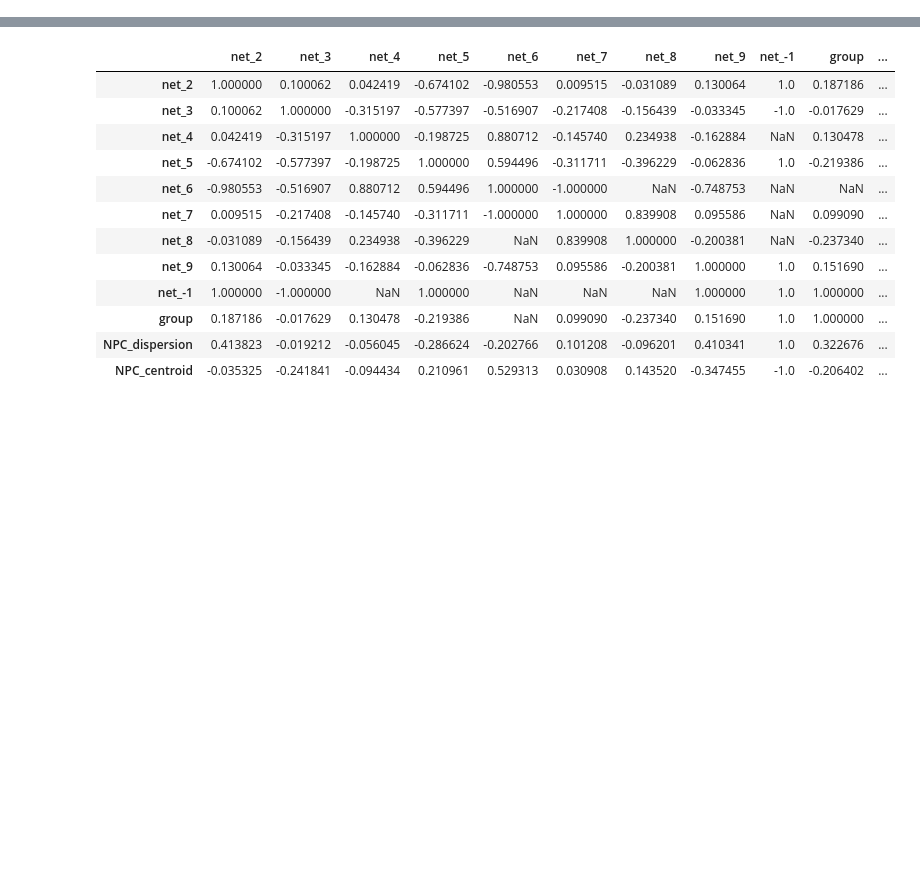
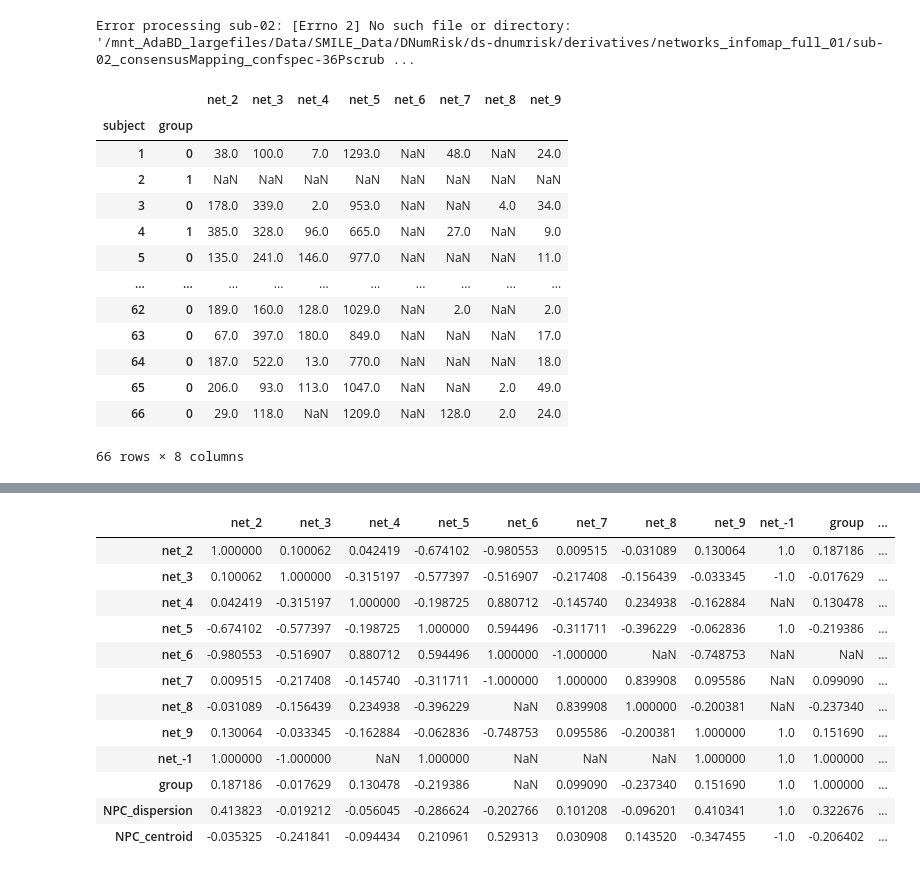
Before and after one commit to mrenke/parietal_patterns, a Jupyter notebook: networks_indTopology/groupComp_DD_01.ipynb, the cells around one changed output, grey strips where cells are left out. Drawn from its saved outputs; the diff is of its cells as text; code cells hidden in the pictures; blank space fills up the shorter version.

```diff
--- a/networks_indTopology/groupComp_DD_01.ipynb
+++ b/networks_indTopology/groupComp_DD_01.ipynb
@@ -33,4 +31,4 @@ pixdim[1,2,3] should be non-zero; setting 0 dims to 1
 from utils import get_NPC_mask
 
 hemi = 'both'
-npc_mask = get_NPC_mask(space='fsaverage5', hemi=hemi)
+nprf_r2 = get_NPC_mask(bids_folder_orig = '/mnt_03/ds-dnumrisk', space = 'fsaverage5', hemi=hemi)
@@ -59,2 +35,59 @@ Error processing sub-02: [Errno 2] No such file or directory: '/mnt_AdaBD_largef
+# %%
+net_folder = op.join(bids_folder, 'derivatives', 'networks_infomap_full_01')
+
+from numrisk.fmri_analysis.gradients.utils import get_glasser_parcels, get_glasser_CAatlas_mapping
+glasser_CAatlas_mapping, CAatlas_names = get_glasser_CAatlas_mapping()
+
+df_nets_counts = pd.DataFrame(columns=[f'net_{x}' for x in range(2, 10)], index=range(1, 67), dtype=float)
+df_nets_counts.index.name = 'subject'
+df_nets_counts = df_nets_counts.join(group_assignment).set_index(['group'], append=True)
+
+only_NPC = True
+npc_mask = nprf_r2
+
+cleaned = True #  with small pieces removed:
+spec  = '_cleaned_fsaverage5' if cleaned else ''
+
+for sub in subList:
+    try:
+        consensus_labels = np.load(op.join(net_folder,f'sub-{sub}_consensusMapping_confspec-36Pscrub3BPfilter{spec}.npy'))
+        if cleaned == False: # only vertices within standard mask saved
+            nets_fsav5 = np.full(mask.shape[0], np.nan, dtype=float)
+            nets_fsav5[mask] = consensus_labels
+            consensus_labels = nets_fsav5
+
+        if only_NPC:
+            consensus_labels = consensus_labels[npc_mask]
+        else:
+            consensus_labels = consensus_labels[mask]
+        net_i, counts = np.unique(consensus_labels, return_counts=True)
+
+        for net, count in zip(net_i, counts):
+            df_nets_counts.loc[int(sub), f'net_{int(net)}'] = count
+
+    except Exception as e:
+        print(f'Error processing sub-{sub}: {e}')
+
+#df_nets_counts['net_7+9'] = df_nets_counts['net_7'].fillna(0) + df_nets_counts['net_9'].fillna(0) # fronto-parietal & default-mode together!
+df_nets = df_nets_counts.drop('net_-1', axis=1)
+# %% [output]
+Error processing sub-02: [Errno 2] No such file or directory: '/mnt_AdaBD_largefiles/Data/SMILE_Data/DNumRisk/ds-dnumrisk/derivatives/networks_infomap_full_01/sub-02_consensusMapping_confspec-36Pscrub ...
+# %%
+df_nets
+# %% [output]
+|  |  | net_2 | net_3 | net_4 | net_5 | net_6 | net_7 | net_8 | net_9 |
+| subject | group |  |  |  |  |  |  |  |  |
+| 1 | 0 | 38.0 | 100.0 | 7.0 | 1293.0 | NaN | 48.0 | NaN | 24.0 |
+| 2 | 1 | NaN | NaN | NaN | NaN | NaN | NaN | NaN | NaN |
+| 3 | 0 | 178.0 | 339.0 | 2.0 | 953.0 | NaN | NaN | 4.0 | 34.0 |
+| 4 | 1 | 385.0 | 328.0 | 96.0 | 665.0 | NaN | 27.0 | NaN | 9.0 |
+| 5 | 0 | 135.0 | 241.0 | 146.0 | 977.0 | NaN | NaN | NaN | 11.0 |
+| ... | ... | ... | ... | ... | ... | ... | ... | ... | ... |
+| 62 | 0 | 189.0 | 160.0 | 128.0 | 1029.0 | NaN | 2.0 | NaN | 2.0 |
+| 63 | 0 | 67.0 | 397.0 | 180.0 | 849.0 | NaN | NaN | NaN | 17.0 |
+| 64 | 0 | 187.0 | 522.0 | 13.0 | 770.0 | NaN | NaN | NaN | 18.0 |
+| 65 | 0 | 206.0 | 93.0 | 113.0 | 1047.0 | NaN | NaN | 2.0 | 49.0 |
+| 66 | 0 | 29.0 | 118.0 | NaN | 1209.0 | NaN | 128.0 | 2.0 | 24.0 |
+66 rows × 8 columns
 # %%
 # between group test:
```
Also changed, not shown: parts of 6 cells of this notebook, 5 other files.
